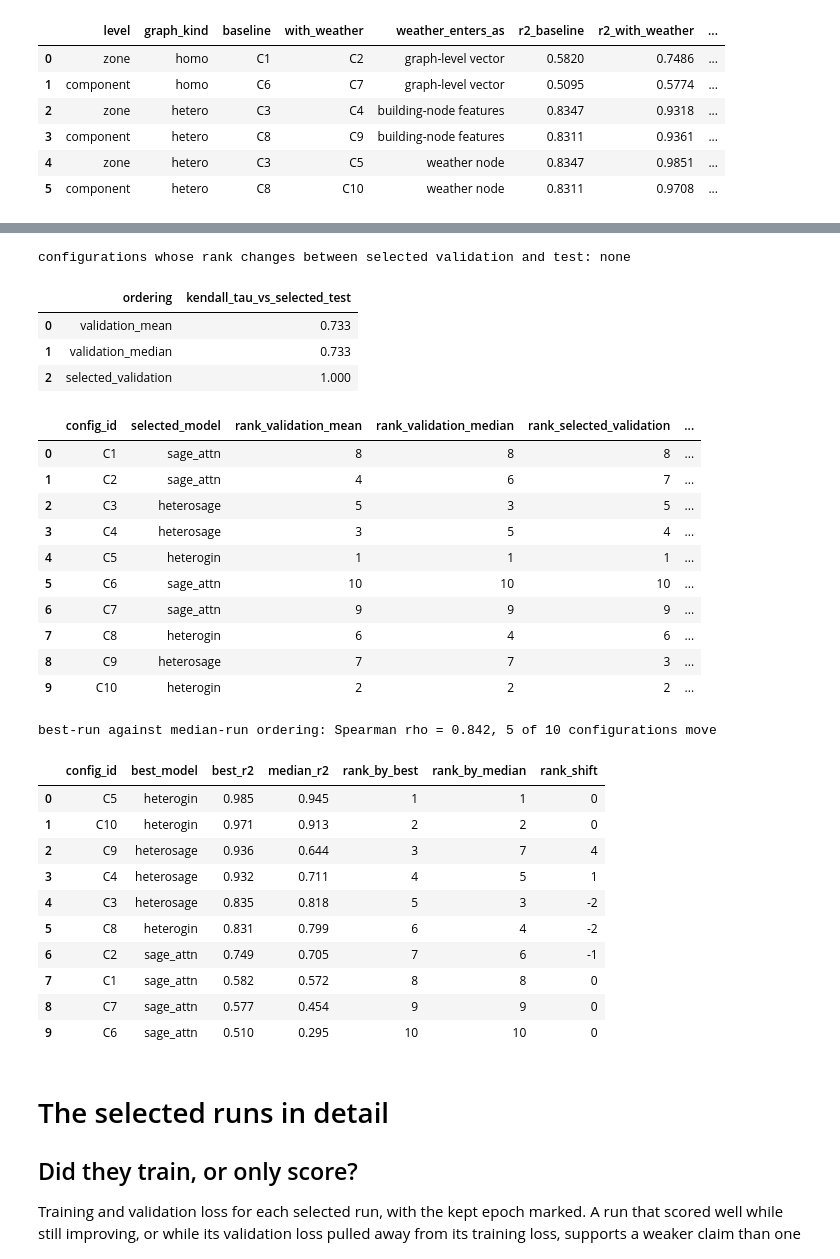
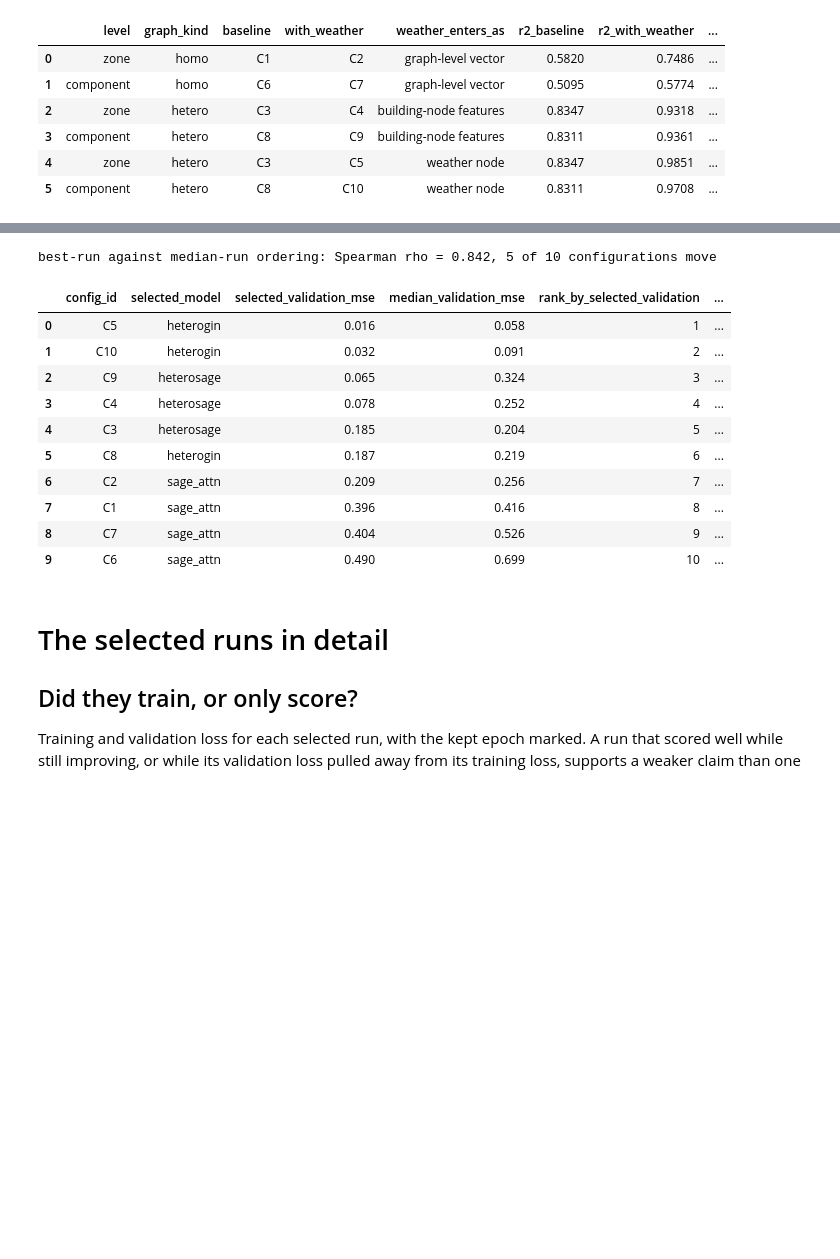
Before and after one commit to adalach/BuildingEnergyGraphs, a Jupyter notebook: notebooks/BEG_05_Results.ipynb, the cells around one changed output, grey strips where cells are left out. Drawn from its saved outputs; the diff is of its cells as text; code cells hidden in the pictures; blank space fills up the shorter version.

```diff
--- a/notebooks/BEG_05_Results.ipynb
+++ b/notebooks/BEG_05_Results.ipynb
@@ -405,50 +392,25 @@ about a variant; one that also holds for the median is a claim about a represent
 # %%
-rank_stability = R.configuration_rank_stability(stable, best)
-rank_stability.to_csv(TABLES_DIR / "configuration_rank_stability.csv", index=False)
-tau = R.rank_stability_summary(rank_stability)
-
-moved = rank_stability.loc[rank_stability["moved_on_test"], "config_id"].tolist()
-print(f"configurations whose rank changes between selected validation and test: {moved or 'none'}")
-display(tau.round(3))
-display(rank_stability[["config_id", "selected_model", "rank_validation_mean", "rank_validation_median",
-                        "rank_selected_validation", "rank_selected_test"]])
-
 ranking = R.configuration_ranking(stable, best)
 ranking.to_csv(TABLES_DIR / "configuration_ranking.csv", index=False)
 agreement = R.rank_agreement(ranking)
 print(f"\nbest-run against median-run ordering: Spearman rho = {agreement:.3f}, "
       f"{int((ranking['rank_shift'] != 0).sum())} of {len(ranking)} configurations move")
 
-ranking[["config_id", "best_model", "best_r2", "median_r2", "rank_by_best", "rank_by_median", "rank_shift"]].round(3)
+ranking[["config_id", "selected_model", "selected_validation_mse", "median_validation_mse",
+         "rank_by_selected_validation", "rank_by_median_validation", "rank_shift"]].round(3)
 # %% [output]
-configurations whose rank changes between selected validation and test: none
+best-run against median-run ordering: Spearman rho = 0.842, 5 of 10 configurations move
-|  | ordering | kendall_tau_vs_selected_test |
-| 0 | validation_mean | 0.733 |
-| 1 | validation_median | 0.733 |
-| 2 | selected_validation | 1.000 |
+|  | config_id | selected_model | selected_validation_mse | median_validation_mse | rank_by_selected_validation | ... |
+| 0 | C5 | heterogin | 0.016 | 0.058 | 1 | ... |
+| 1 | C10 | heterogin | 0.032 | 0.091 | 2 | ... |
+| 2 | C9 | heterosage | 0.065 | 0.324 | 3 | ... |
+| 3 | C4 | heterosage | 0.078 | 0.252 | 4 | ... |
+| 4 | C3 | heterosage | 0.185 | 0.204 | 5 | ... |
+| 5 | C8 | heterogin | 0.187 | 0.219 | 6 | ... |
+| 6 | C2 | sage_attn | 0.209 | 0.256 | 7 | ... |
+| 7 | C1 | sage_attn | 0.396 | 0.416 | 8 | ... |
+| 8 | C7 | sage_attn | 0.404 | 0.526 | 9 | ... |
+| 9 | C6 | sage_attn | 0.490 | 0.699 | 10 | ... |
-|  | config_id | selected_model | rank_validation_mean | rank_validation_median | rank_selected_validation | ... |
-| 0 | C1 | sage_attn | 8 | 8 | 8 | ... |
-| 1 | C2 | sage_attn | 4 | 6 | 7 | ... |
-| 2 | C3 | heterosage | 5 | 3 | 5 | ... |
-| 3 | C4 | heterosage | 3 | 5 | 4 | ... |
-| 4 | C5 | heterogin | 1 | 1 | 1 | ... |
-| 5 | C6 | sage_attn | 10 | 10 | 10 | ... |
-| 6 | C7 | sage_attn | 9 | 9 | 9 | ... |
-| 7 | C8 | heterogin | 6 | 4 | 6 | ... |
-| 8 | C9 | heterosage | 7 | 7 | 3 | ... |
-| 9 | C10 | heterogin | 2 | 2 | 2 | ... |
-best-run against median-run ordering: Spearman rho = 0.842, 5 of 10 configurations move
-|  | config_id | best_model | best_r2 | median_r2 | rank_by_best | rank_by_median | rank_shift |
-| 0 | C5 | heterogin | 0.985 | 0.945 | 1 | 1 | 0 |
-| 1 | C10 | heterogin | 0.971 | 0.913 | 2 | 2 | 0 |
-| 2 | C9 | heterosage | 0.936 | 0.644 | 3 | 7 | 4 |
-| 3 | C4 | heterosage | 0.932 | 0.711 | 4 | 5 | 1 |
-| 4 | C3 | heterosage | 0.835 | 0.818 | 5 | 3 | -2 |
-| 5 | C8 | heterogin | 0.831 | 0.799 | 6 | 4 | -2 |
-| 6 | C2 | sage_attn | 0.749 | 0.705 | 7 | 6 | -1 |
-| 7 | C1 | sage_attn | 0.582 | 0.572 | 8 | 8 | 0 |
-| 8 | C7 | sage_attn | 0.577 | 0.454 | 9 | 9 | 0 |
-| 9 | C6 | sage_attn | 0.510 | 0.295 | 10 | 10 | 0 |
 # %% [markdown]
 # The selected runs in detail
 
```
Also changed, not shown: parts of 7 cells of this notebook, 4 other files.
